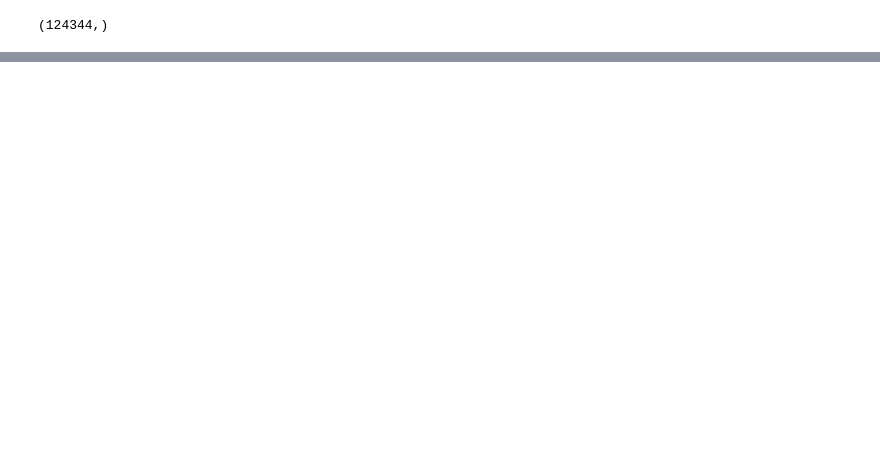
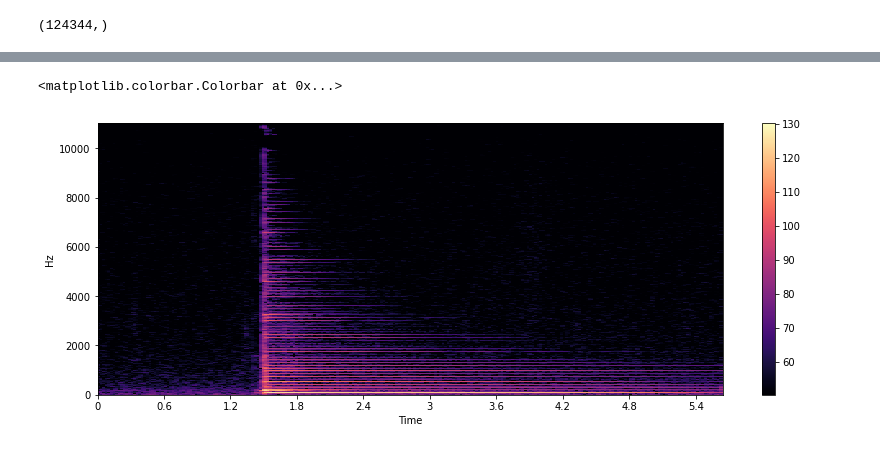
Before and after one commit to lyshuga/Signal_processing, a Jupyter notebook: Fourier transform/Fourier_sound.ipynb, the cells around one changed output, grey strips where cells are left out. Cells and saved outputs as stored; diff of their text form; code cells hidden in the pictures; blank space fills up the shorter version.

```diff
--- a/Fourier transform/Fourier_sound.ipynb
+++ b/Fourier transform/Fourier_sound.ipynb
@@ -84,0 +95,12 @@ np.unique(notes).tolist()
+# %%
+#This needs some revising, it is just the copied code
+data=data.astype(np.float32) #Needs float
+#==========COPY=========
+X = librosa.stft(data)
+Xdb = librosa.amplitude_to_db(abs(X))
+plt.figure(figsize=(14, 5))
+librosa.display.specshow(Xdb, x_axis='time', y_axis='hz')
+plt.colorbar()
+# %% [output]
+<matplotlib.colorbar.Colorbar at 0x...>
+[figure, added]
```
Also changed, not shown: parts of 24 cells of this notebook.
